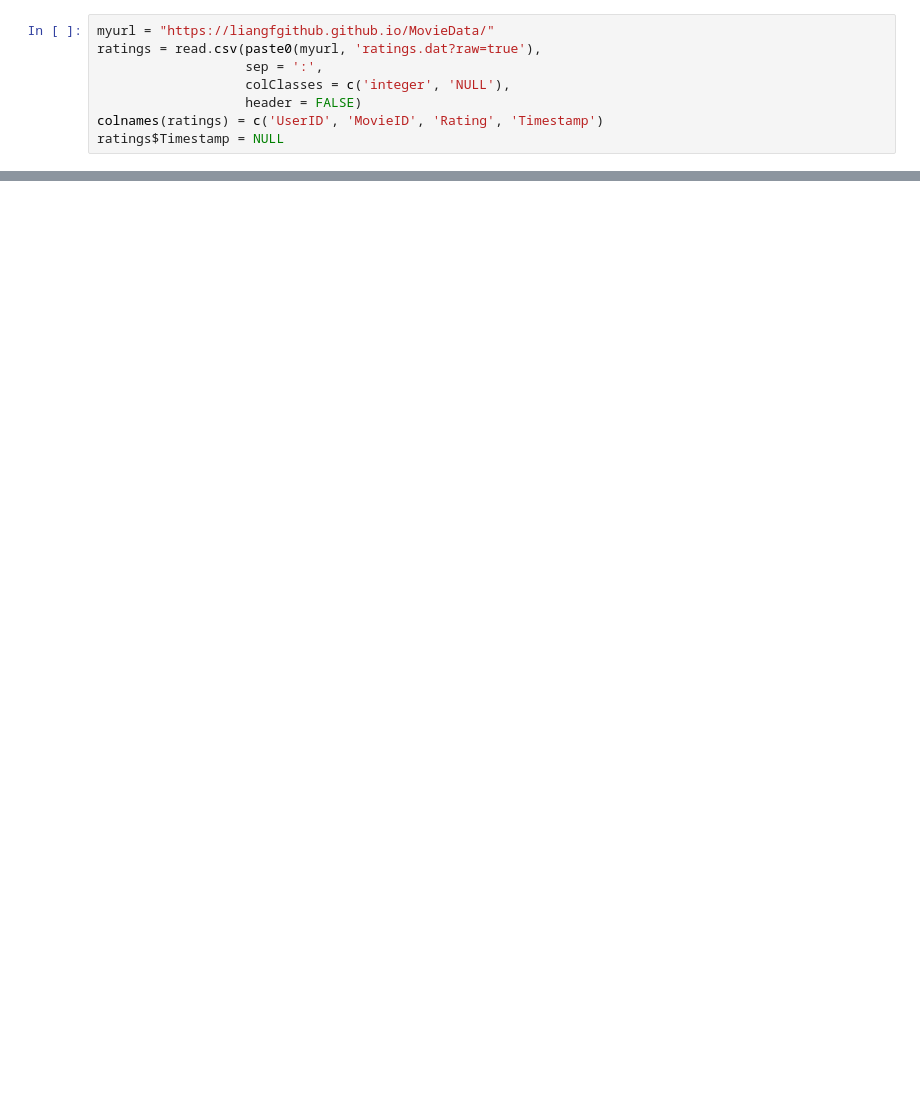
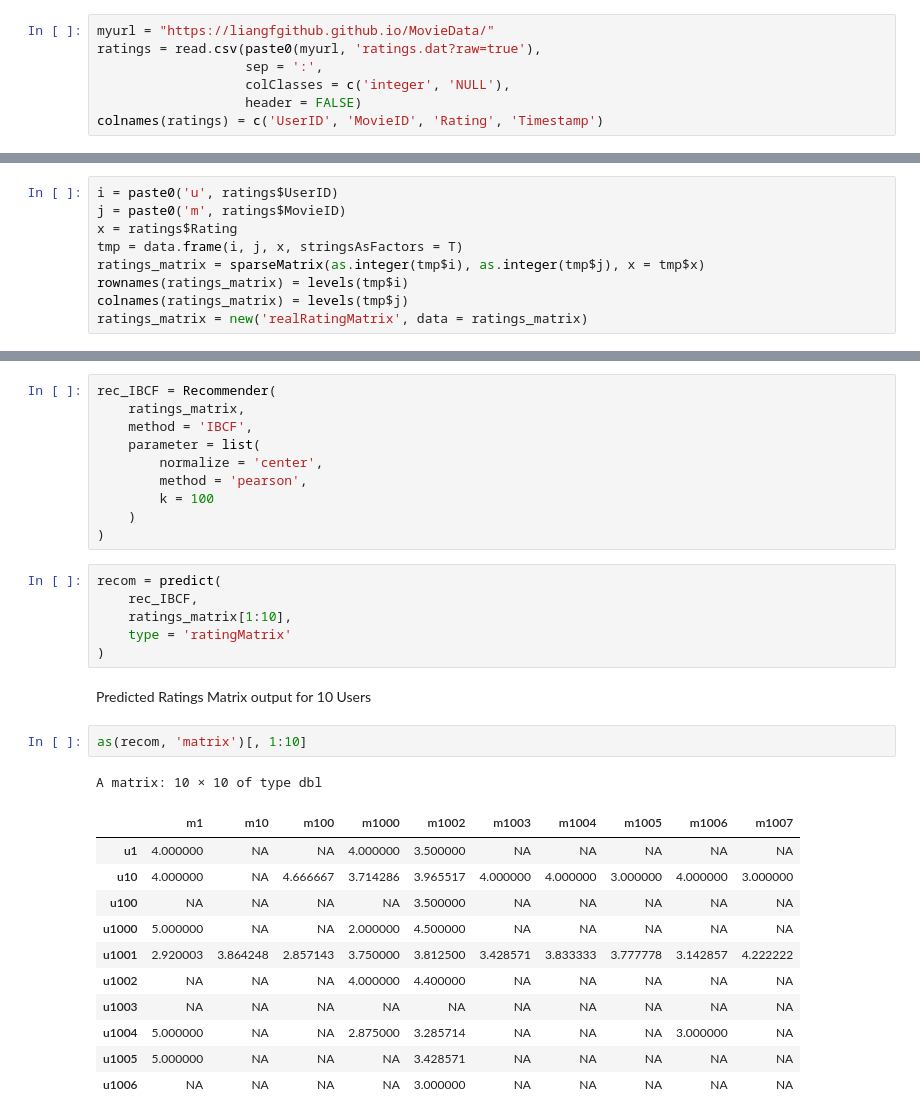
Before and after one commit to bplynch/TheUltimateMovieRecommender, a Jupyter notebook: MovieRecommender.ipynb, the cells around one changed output, grey strips where cells are left out. Drawn from its saved outputs; the diff is of its cells as text; blank space fills up the shorter version.

```diff
--- a/MovieRecommender.ipynb
+++ b/MovieRecommender.ipynb
@@ -28,4 +54,3 @@ ratings = read.csv(paste0(myurl, 'ratings.dat?raw=true'),
                    colClasses = c('integer', 'NULL'),
                    header = FALSE)
 colnames(ratings) = c('UserID', 'MovieID', 'Rating', 'Timestamp')
-ratings$Timestamp = NULL
@@ -38,0 +65,9 @@ test = ratings[-train.id, ]
+# %%
+i = paste0('u', ratings$UserID)
+j = paste0('m', ratings$MovieID)
+x = ratings$Rating
+tmp = data.frame(i, j, x, stringsAsFactors = T)
+ratings_matrix = sparseMatrix(as.integer(tmp$i), as.integer(tmp$j), x = tmp$x)
+rownames(ratings_matrix) = levels(tmp$i)
+colnames(ratings_matrix) = levels(tmp$j)
+ratings_matrix = new('realRatingMatrix', data = ratings_matrix)
@@ -38,0 +236,33 @@ test = ratings[-train.id, ]
+# %%
+rec_IBCF = Recommender(
+    ratings_matrix,
+    method = 'IBCF',
+    parameter = list(
+        normalize = 'center',
+        method = 'pearson',
+        k = 100
+    )
+)
+# %%
+recom = predict(
+    rec_IBCF,
+    ratings_matrix[1:10],
+    type = 'ratingMatrix'
+)
+# %% [markdown]
+Predicted Ratings Matrix output for 10 Users
+# %%
+as(recom, 'matrix')[, 1:10]
+# %% [output]
+A matrix: 10 × 10 of type dbl
+|  | m1 | m10 | m100 | m1000 | m1002 | m1003 | m1004 | m1005 | m1006 | m1007 |
+| u1 | 4.000000 | NA | NA | 4.000000 | 3.500000 | NA | NA | NA | NA | NA |
+| u10 | 4.000000 | NA | 4.666667 | 3.714286 | 3.965517 | 4.000000 | 4.000000 | 3.000000 | 4.000000 | 3.000000 |
+| u100 | NA | NA | NA | NA | 3.500000 | NA | NA | NA | NA | NA |
+| u1000 | 5.000000 | NA | NA | 2.000000 | 4.500000 | NA | NA | NA | NA | NA |
+| u1001 | 2.920003 | 3.864248 | 2.857143 | 3.750000 | 3.812500 | 3.428571 | 3.833333 | 3.777778 | 3.142857 | 4.222222 |
+| u1002 | NA | NA | NA | 4.000000 | 4.400000 | NA | NA | NA | NA | NA |
+| u1003 | NA | NA | NA | NA | NA | NA | NA | NA | NA | NA |
+| u1004 | 5.000000 | NA | NA | 2.875000 | 3.285714 | NA | NA | NA | 3.000000 | NA |
+| u1005 | 5.000000 | NA | NA | NA | 3.428571 | NA | NA | NA | NA | NA |
+| u1006 | NA | NA | NA | NA | 3.000000 | NA | NA | NA | NA | NA |
```
Also changed, not shown: parts of 61 cells of this notebook, 18 other files.
